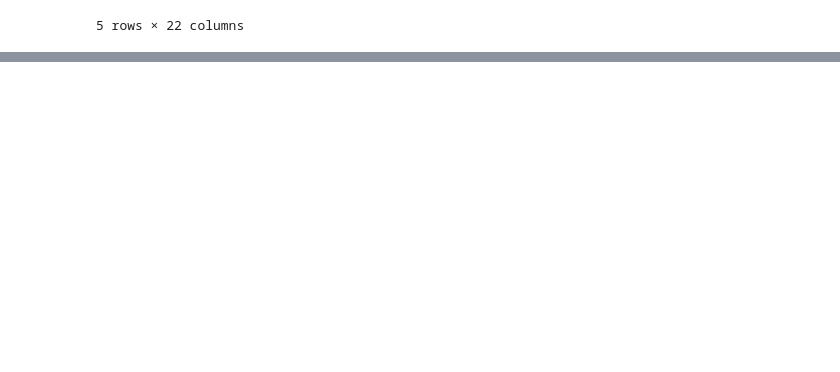
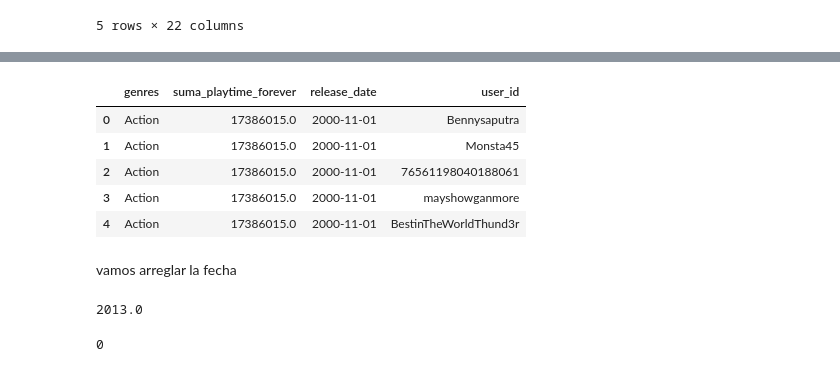
Before and after one commit to ampuedaf/Project1_DataScience, a Jupyter notebook: ETL.ipynb, the cells around one changed output, grey strips where cells are left out. Saved outputs shown, nothing was run; the diff lists cells and outputs as text; code cells hidden in the pictures; blank space fills up the shorter version.

```diff
--- a/ETL.ipynb
+++ b/ETL.ipynb
@@ -201,0 +204,2 @@ consolidado_df.to_csv('padre_df1.csv',index = False)
+# %%
+df_1= pd.read_csv('padre_df1.csv')
@@ -201,0 +304,2 @@ consolidado_df.to_csv('padre_df1.csv',index = False)
+# %%
+df_1_1= df_1.loc[:,['genres','suma_playtime_forever','release_date','user_id']]
@@ -201,0 +320,10 @@ consolidado_df.to_csv('padre_df1.csv',index = False)
+# %%
+
+
+def convertir_a_lista(elemento):
+    try:
+        return ast.literal_eval(elemento)
+    except (SyntaxError, ValueError):
+        return elemento
+
+df_1_1['genres'] = df_1_1['genres'].apply(convertir_a_lista)
@@ -201,0 +364,2 @@ consolidado_df.to_csv('padre_df1.csv',index = False)
+# %%
+df_1_1= df_1_1.explode('genres')
@@ -201,0 +380,11 @@ consolidado_df.to_csv('padre_df1.csv',index = False)
+# %%
+df_1_1.head()
+# %% [output]
+|  | genres | suma_playtime_forever | release_date | user_id |
+| 0 | Action | 17386015.0 | 2000-11-01 | Bennysaputra |
+| 1 | Action | 17386015.0 | 2000-11-01 | Monsta45 |
+| 2 | Action | 17386015.0 | 2000-11-01 | 76561198040188061 |
+| 3 | Action | 17386015.0 | 2000-11-01 | mayshowganmore |
+| 4 | Action | 17386015.0 | 2000-11-01 | BestinTheWorldThund3r |
+# %% [markdown]
+vamos arreglar la fecha
@@ -201,0 +395,5 @@ consolidado_df.to_csv('padre_df1.csv',index = False)
+# %%
+moda= df_1_1['release_date'].mode()[0]
+print(moda)
+# %% [output]
+2013.0
@@ -201,0 +402,5 @@ consolidado_df.to_csv('padre_df1.csv',index = False)
+# %%
+valores_nulos= df_1_1['release_date'].isnull().sum()
+print(valores_nulos)
+# %% [output]
+0
```
Also changed, not shown: parts of 67 cells of this notebook.
